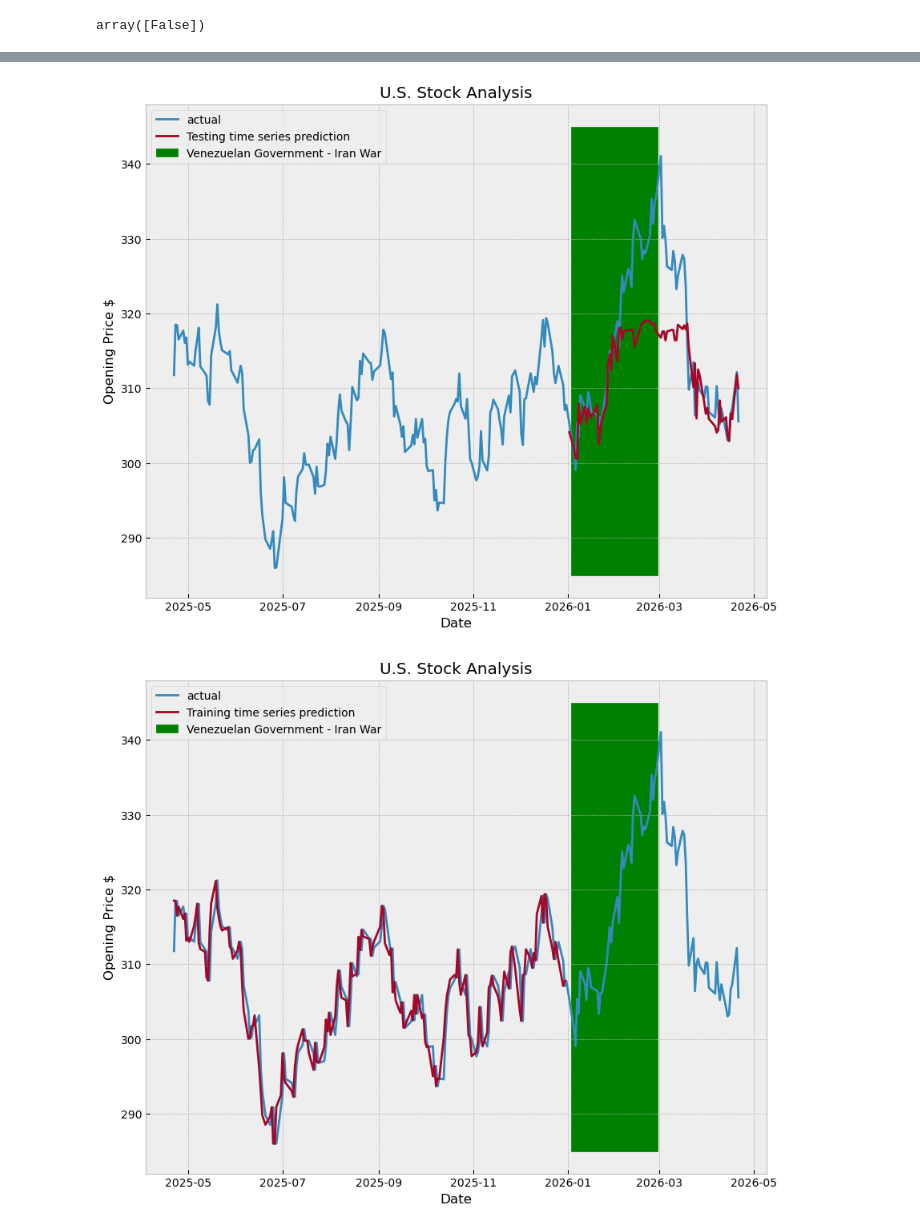
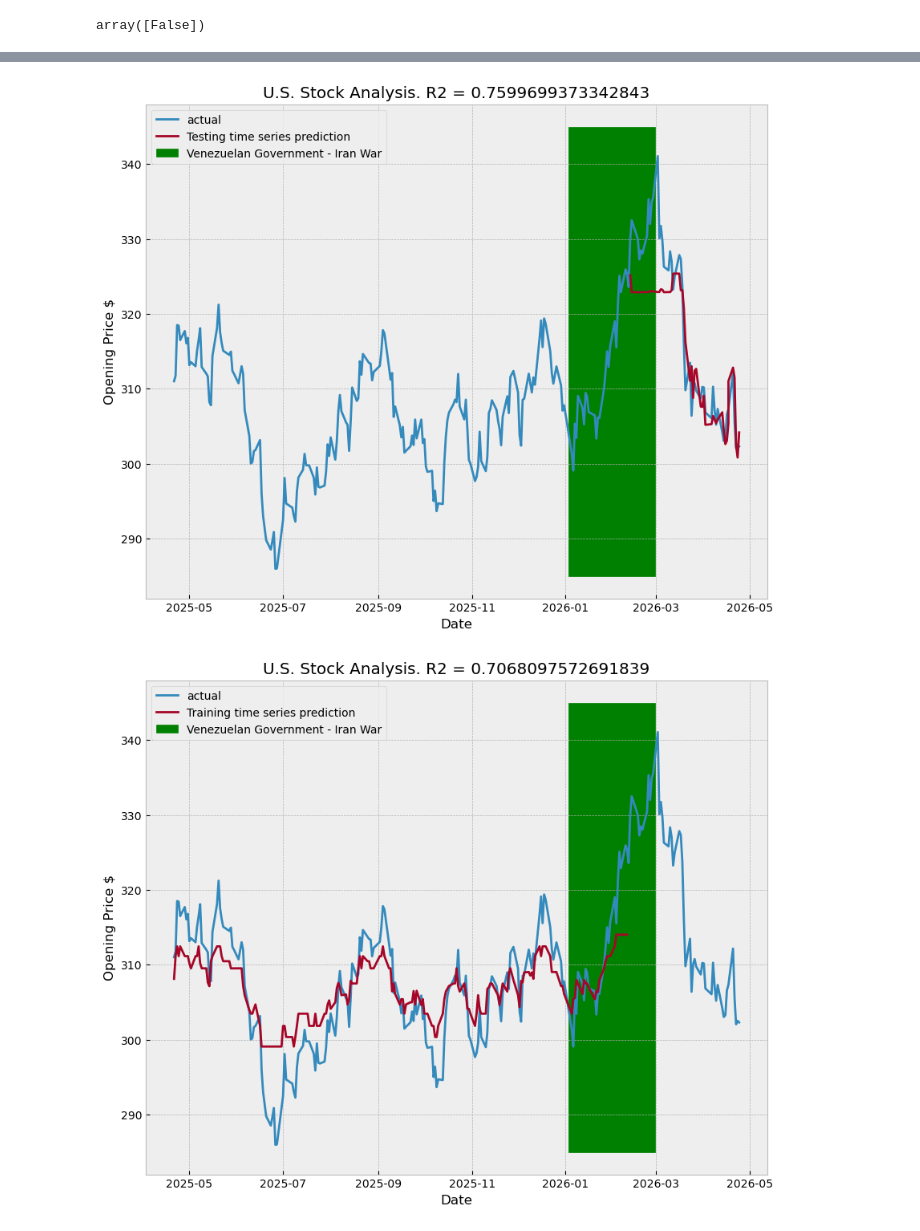
Before and after one commit to Thomas-Nguyen12/NewsApplication, a Jupyter notebook: notebooks/time_series_analysis.ipynb, the cells around one changed output, grey strips where cells are left out. Cells and saved outputs as stored; diff of their text form; code cells hidden in the pictures.

```diff
--- a/notebooks/time_series_analysis.ipynb
+++ b/notebooks/time_series_analysis.ipynb
@@ -1270,6 +1202,8 @@ news[news.date == '2025-06-02']
 np.unique(news.date.isna())
 # %% [output]
 array([False])
+# %%
+news.drop(['heading'],axis=1,inplace=True)
 # %%
 news.isna().sum()
 # %% [output]
@@ -1463,0 +1280,3 @@ open_price.shape
+# %%
+open_price.rename({"sentiment_x": "sentiment"},axis=1,inplace=True)
+open_price.drop(['text'],axis=1, inplace=True)
@@ -1484,7 +1336,7 @@ open_price
-# %%
-open_price.drop(['topic', 'text'], axis=1, inplace=True)
 # %%
 open_price.index = pd.to_datetime(open_price['date'])
 open_price.drop(['date'], axis=1, inplace=True)
+
+open_price = open_price.sort_index(ascending=True)
 open_price
 # %% [output]
@@ -1700,21 +1575,21 @@ open_price
 # %%
 plt.figure(figsize=(10,8))
 
 plt.plot(df.index, df.open)
 
-plt.plot(pd.to_datetime(open_price.tail(75).index), grid_predictions)
+plt.plot(pd.to_datetime(open_price.tail(51).index), grid_predictions)
 
 
 plt.fill_between([pd.to_datetime('2026-01-03'),
                   pd.to_datetime('2026-02-28')], 285, 345, color='g')
 
 plt.legend(['actual', 'Testing time series prediction', "Venezuelan Government - Iran War"])
 plt.xlabel("Date")
 plt.ylabel("Opening Price $")
-plt.title("U.S. Stock Analysis")
+plt.title(f"U.S. Stock Analysis. R2 = {r2_score(y_true=Y_test, y_pred=grid_predictions)}")
 plt.show()
 # %% [output]
-[figure, old version]
+[figure, new version]
 # %%
 train_pred = grid_search.predict(X_train)
 
@@ -1722,7 +1597,7 @@ train_pred = grid_search.predict(X_train)
 plt.figure(figsize=(10,8))
 plt.plot(df.index, df.open)
 
-plt.plot(df.head(175).index, train_pred)
+plt.plot(df.head(204).index, train_pred)
 
 plt.fill_between([pd.to_datetime('2026-01-03'),
                   pd.to_datetime('2026-02-28')], 285, 345, color='g')
@@ -1730,9 +1605,9 @@ plt.fill_between([pd.to_datetime('2026-01-03'),
 plt.legend(['actual', 'Training time series prediction', "Venezuelan Government - Iran War"])
 plt.xlabel("Date")
 plt.ylabel("Opening Price $")
-plt.title("U.S. Stock Analysis")
+plt.title(f"U.S. Stock Analysis. R2 = {r2_score(y_true=Y_train, y_pred=train_pred)}")
 plt.show()
 # %% [output]
-[figure, old version]
+[figure, new version]
 # %%
 import shap
```
Also changed, not shown: parts of 161 cells of this notebook, 8 other files.
